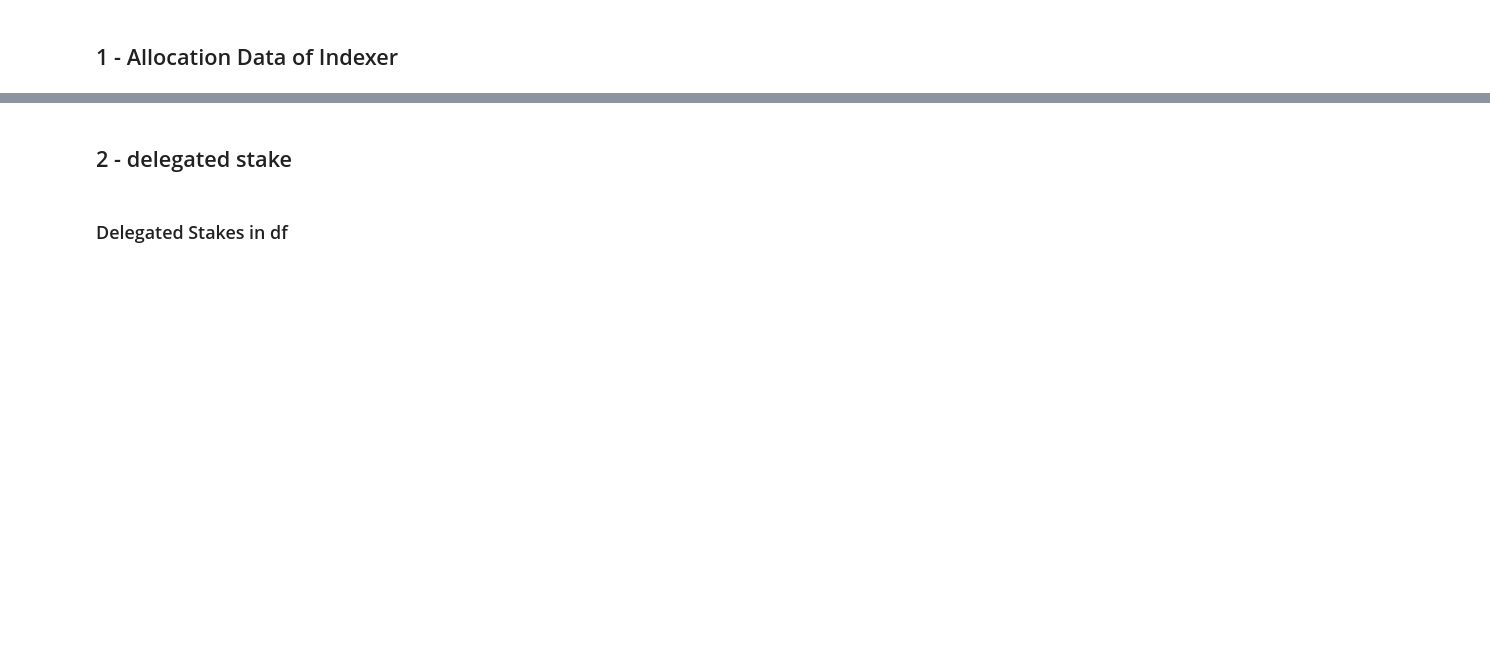
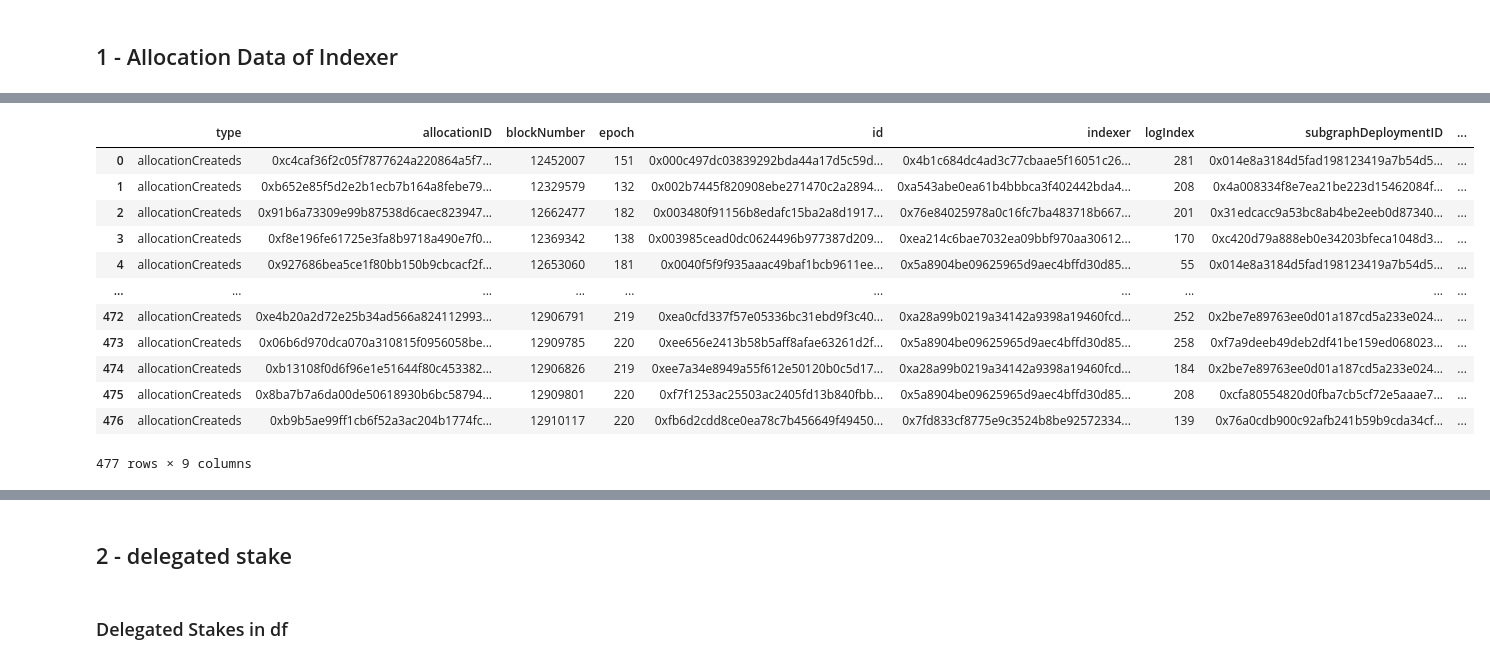
Before and after one commit to BlockScience/TheGraph, a Jupyter notebook: GraphQL_data/data_access_v2.ipynb, the cells around one changed output, grey strips where cells are left out. Saved outputs shown, nothing was run; the diff lists cells and outputs as text; code cells hidden in the pictures; blank space fills up the shorter version.

```diff
--- a/GraphQL_data/data_access_v2.ipynb
+++ b/GraphQL_data/data_access_v2.ipynb
@@ -37,10 +33,10 @@ def query_theGraph(raw_query, field_name, url, verbose=False):
     records = []
     while n < 200:
         if (n == 0):
-            query = 'query '+query_parts[0] + ')' + query_parts[1]
+            query = 'query '+query_parts[0] + 'where:{blockNumber_gt: 0})' + query_parts[1]
         else:
             print(f'request {n+1}')
-            query = 'query '+query_parts[0]+ ', where: {blockTime_gt: ' + indexer + '})'+query_parts[1]
+            query = 'query '+query_parts[0]+ 'where: {blockNumber_gt: ' + indexer + '})'+query_parts[1]
 
         if verbose:
             print(query)
@@ -59,10 +55,10 @@ def query_theGraph(raw_query, field_name, url, verbose=False):
         print(f'results {len(d)}')
         records.extend(d)
         print(f'total {len(records)}')
-        indexer = d[-1]['blockTime']
+        indexer = d[-1]['blockNumber']
 
         n += 1
-        if len(d) < 1000:
+        if len(d) < 100:
             break
 
     return pd.DataFrame(records)
@@ -109,9 +105,9 @@ total 3062
 url = 'https://api.thegraph.com/subgraphs/name/fordn/graph-network-events'
 
 raw_query = '''query{
-  allocationCreateds(first: 1000) {
+  allocationCreateds() {
     id
-    blockTime
+    blockNumber
     logIndex
     indexer
     subgraphDeploymentID
@@ -160,0 +141,17 @@ df4
+# %%
+df4['type'] = 'allocationCreateds'
+df4
+# %% [output]
+|  | type | allocationID | blockNumber | epoch | id | indexer | logIndex | subgraphDeploymentID | ... |
+| 0 | allocationCreateds | 0xc4caf36f2c05f7877624a220864a5f7... | 12452007 | 151 | 0x000c497dc03839292bda44a17d5c59d... | 0x4b1c684dc4ad3c77cbaae5f16051c26... | 281 | 0x014e8a3184d5fad198123419a7b54d5... | ... |
+| 1 | allocationCreateds | 0xb652e85f5d2e2b1ecb7b164a8febe79... | 12329579 | 132 | 0x002b7445f820908ebe271470c2a2894... | 0xa543abe0ea61b4bbbca3f402442bda4... | 208 | 0x4a008334f8e7ea21be223d15462084f... | ... |
+| 2 | allocationCreateds | 0x91b6a73309e99b87538d6caec823947... | 12662477 | 182 | 0x003480f91156b8edafc15ba2a8d1917... | 0x76e84025978a0c16fc7ba483718b667... | 201 | 0x31edcacc9a53bc8ab4be2eeb0d87340... | ... |
+| 3 | allocationCreateds | 0xf8e196fe61725e3fa8b9718a490e7f0... | 12369342 | 138 | 0x003985cead0dc0624496b977387d209... | 0xea214c6bae7032ea09bbf970aa30612... | 170 | 0xc420d79a888eb0e34203bfeca1048d3... | ... |
+| 4 | allocationCreateds | 0x927686bea5ce1f80bb150b9cbcacf2f... | 12653060 | 181 | 0x0040f5f9f935aaac49baf1bcb9611ee... | 0x5a8904be09625965d9aec4bffd30d85... | 55 | 0x014e8a3184d5fad198123419a7b54d5... | ... |
+| ... | ... | ... | ... | ... | ... | ... | ... | ... | ... |
+| 472 | allocationCreateds | 0xe4b20a2d72e25b34ad566a824112993... | 12906791 | 219 | 0xea0cfd337f57e05336bc31ebd9f3c40... | 0xa28a99b0219a34142a9398a19460fcd... | 252 | 0x2be7e89763ee0d01a187cd5a233e024... | ... |
+| 473 | allocationCreateds | 0x06b6d970dca070a310815f0956058be... | 12909785 | 220 | 0xee656e2413b58b5aff8afae63261d2f... | 0x5a8904be09625965d9aec4bffd30d85... | 258 | 0xf7a9deeb49deb2df41be159ed068023... | ... |
+| 474 | allocationCreateds | 0xb13108f0d6f96e1e51644f80c453382... | 12906826 | 219 | 0xee7a34e8949a55f612e50120b0c5d17... | 0xa28a99b0219a34142a9398a19460fcd... | 184 | 0x2be7e89763ee0d01a187cd5a233e024... | ... |
+| 475 | allocationCreateds | 0x8ba7b7a6da00de50618930b6bc58794... | 12909801 | 220 | 0xf7f1253ac25503ac2405fd13b840fbb... | 0x5a8904be09625965d9aec4bffd30d85... | 208 | 0xcfa80554820d0fba7cb5cf72e5aaae7... | ... |
+| 476 | allocationCreateds | 0xb9b5ae99ff1cb6f52a3ac204b1774fc... | 12910117 | 220 | 0xfb6d2cdd8ce0ea78c7b456649f49450... | 0x7fd833cf8775e9c3524b8be92572334... | 139 | 0x76a0cdb900c92afb241b59b9cda34cf... | ... |
+477 rows × 9 columns
```
Also changed, not shown: parts of 13 cells of this notebook, 4 other files.
